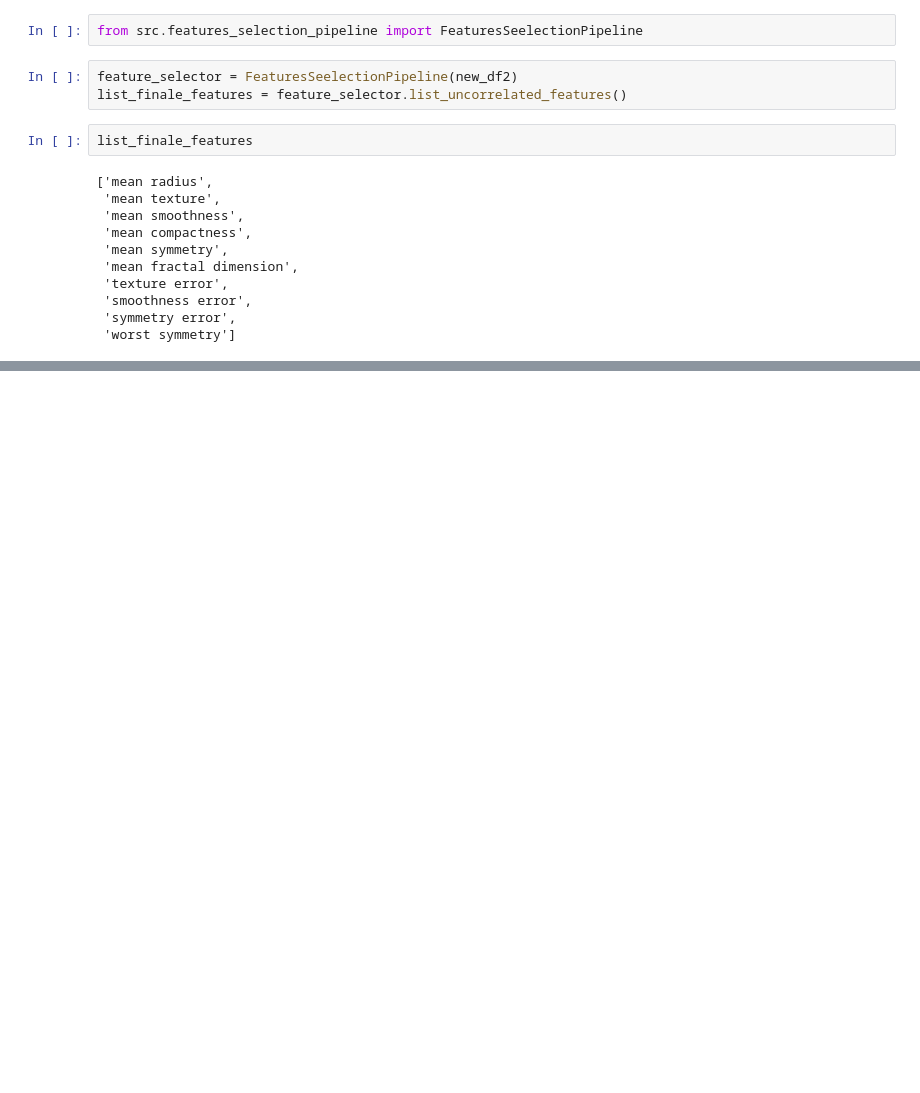
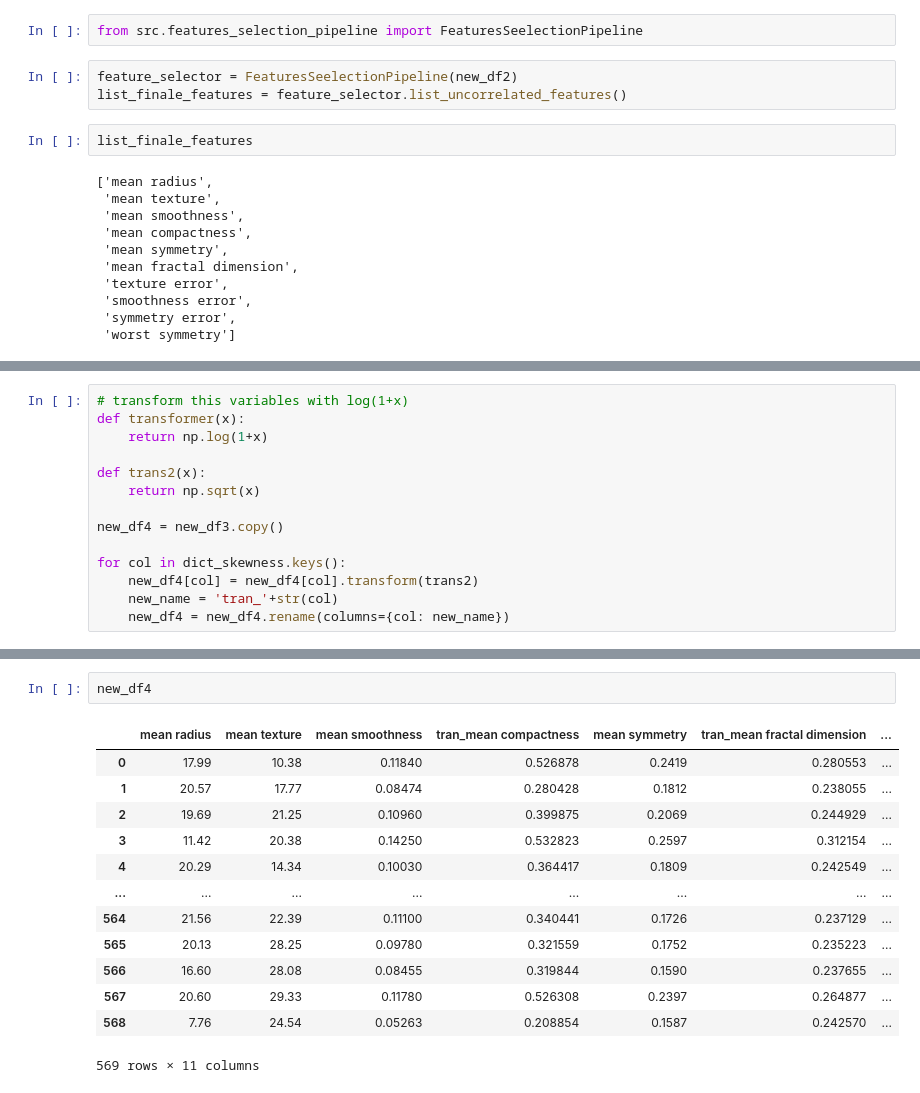
Before and after one commit to zakariafaouzi/linear_models, a Jupyter notebook: notebooks/data_preparation.ipynb, the cells around one changed output, grey strips where cells are left out. Drawn from its saved outputs; the diff is of its cells as text; blank space fills up the shorter version.

```diff
--- a/notebooks/data_preparation.ipynb
+++ b/notebooks/data_preparation.ipynb
@@ -110,0 +148,14 @@ list_finale_features
+# %%
+# transform this variables with log(1+x)
+def transformer(x):
+    return np.log(1+x)
+
+def trans2(x):
+    return np.sqrt(x)
+
+new_df4 = new_df3.copy()
+
+for col in dict_skewness.keys():
+    new_df4[col] = new_df4[col].transform(trans2)
+    new_name = 'tran_'+str(col)
+    new_df4 = new_df4.rename(columns={col: new_name})
@@ -110,0 +174,16 @@ list_finale_features
+# %%
+new_df4
+# %% [output]
+|  | mean radius | mean texture | mean smoothness | tran_mean compactness | mean symmetry | tran_mean fractal dimension | ... |
+| 0 | 17.99 | 10.38 | 0.11840 | 0.526878 | 0.2419 | 0.280553 | ... |
+| 1 | 20.57 | 17.77 | 0.08474 | 0.280428 | 0.1812 | 0.238055 | ... |
+| 2 | 19.69 | 21.25 | 0.10960 | 0.399875 | 0.2069 | 0.244929 | ... |
+| 3 | 11.42 | 20.38 | 0.14250 | 0.532823 | 0.2597 | 0.312154 | ... |
+| 4 | 20.29 | 14.34 | 0.10030 | 0.364417 | 0.1809 | 0.242549 | ... |
+| ... | ... | ... | ... | ... | ... | ... | ... |
+| 564 | 21.56 | 22.39 | 0.11100 | 0.340441 | 0.1726 | 0.237129 | ... |
+| 565 | 20.13 | 28.25 | 0.09780 | 0.321559 | 0.1752 | 0.235223 | ... |
+| 566 | 16.60 | 28.08 | 0.08455 | 0.319844 | 0.1590 | 0.237655 | ... |
+| 567 | 20.60 | 29.33 | 0.11780 | 0.526308 | 0.2397 | 0.264877 | ... |
+| 568 | 7.76 | 24.54 | 0.05263 | 0.208854 | 0.1587 | 0.242570 | ... |
+569 rows × 11 columns
```
Also changed, not shown: parts of 6 cells of this notebook, 4 other files.
